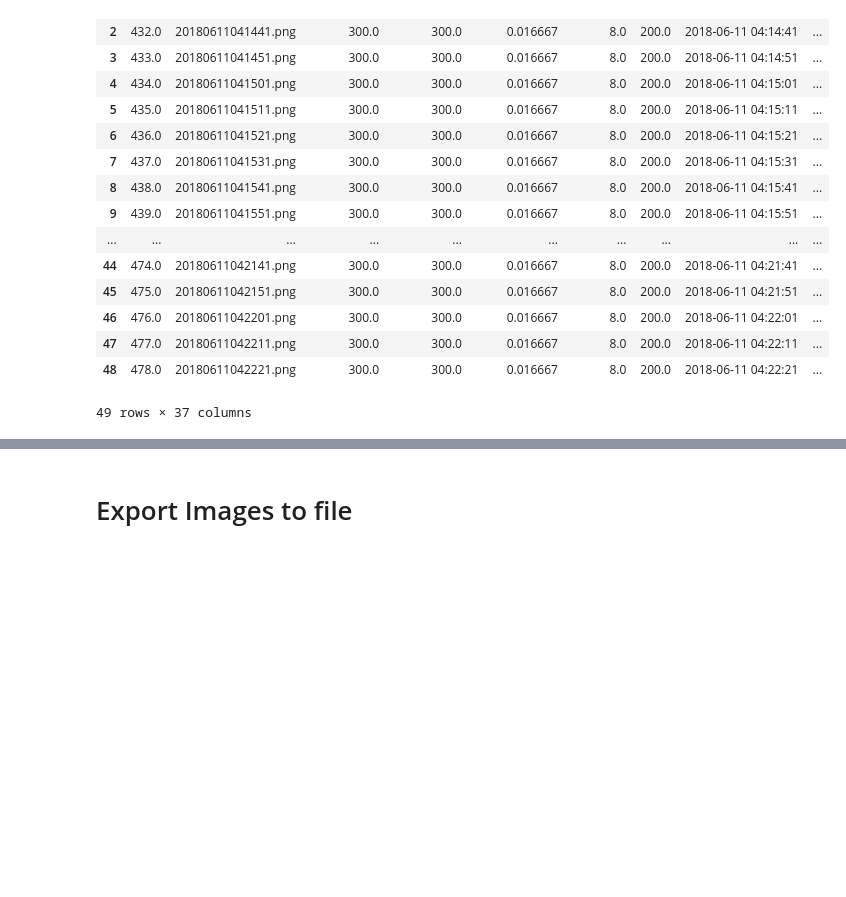
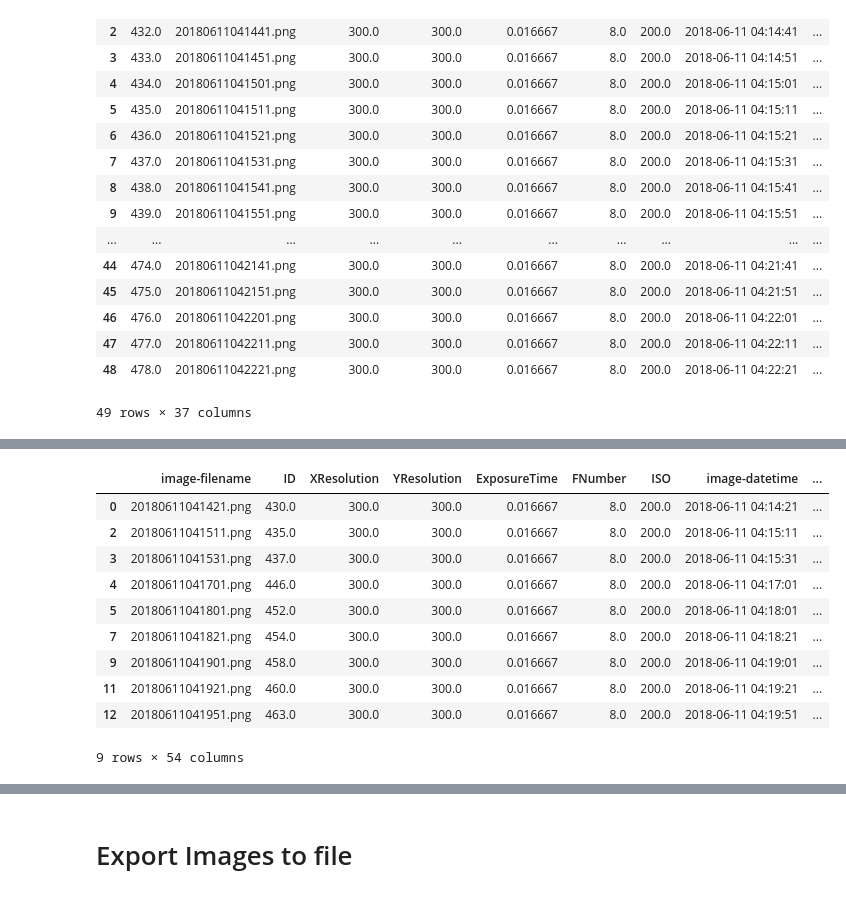
Before and after one commit to paidiver/paidiverpy, a Jupyter notebook: examples/example_notebooks/pipeline.ipynb, the cells around one changed output, grey strips where cells are left out. Cells and saved outputs as stored; diff of their text form; code cells hidden in the pictures; blank space fills up the shorter version.

Commit message:
Add export metadata feature

```diff
--- a/examples/example_notebooks/pipeline.ipynb
+++ b/examples/example_notebooks/pipeline.ipynb
@@ -154,3 +158,17 @@ pipeline.run()
+# %%
+pipeline.get_metadata()
+# %% [output]
+|  | image-filename | ID | XResolution | YResolution | ExposureTime | FNumber | ISO | image-datetime | ... |
+| 0 | 20180611041421.png | 430.0 | 300.0 | 300.0 | 0.016667 | 8.0 | 200.0 | 2018-06-11 04:14:21 | ... |
+| 2 | 20180611041511.png | 435.0 | 300.0 | 300.0 | 0.016667 | 8.0 | 200.0 | 2018-06-11 04:15:11 | ... |
+| 3 | 20180611041531.png | 437.0 | 300.0 | 300.0 | 0.016667 | 8.0 | 200.0 | 2018-06-11 04:15:31 | ... |
+| 4 | 20180611041701.png | 446.0 | 300.0 | 300.0 | 0.016667 | 8.0 | 200.0 | 2018-06-11 04:17:01 | ... |
+| 5 | 20180611041801.png | 452.0 | 300.0 | 300.0 | 0.016667 | 8.0 | 200.0 | 2018-06-11 04:18:01 | ... |
+| 7 | 20180611041821.png | 454.0 | 300.0 | 300.0 | 0.016667 | 8.0 | 200.0 | 2018-06-11 04:18:21 | ... |
+| 9 | 20180611041901.png | 458.0 | 300.0 | 300.0 | 0.016667 | 8.0 | 200.0 | 2018-06-11 04:19:01 | ... |
+| 11 | 20180611041921.png | 460.0 | 300.0 | 300.0 | 0.016667 | 8.0 | 200.0 | 2018-06-11 04:19:21 | ... |
+| 12 | 20180611041951.png | 463.0 | 300.0 | 300.0 | 0.016667 | 8.0 | 200.0 | 2018-06-11 04:19:51 | ... |
+9 rows × 54 columns
 # %%
 # See the images output
 pipeline.images
```
Also changed, not shown: parts of 4 cells of this notebook, 22 other files.
